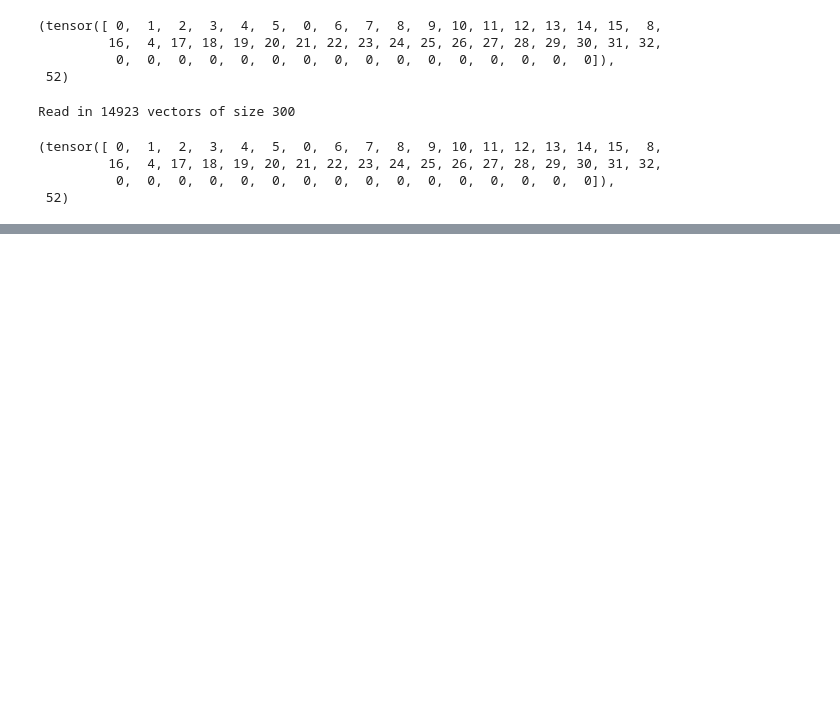
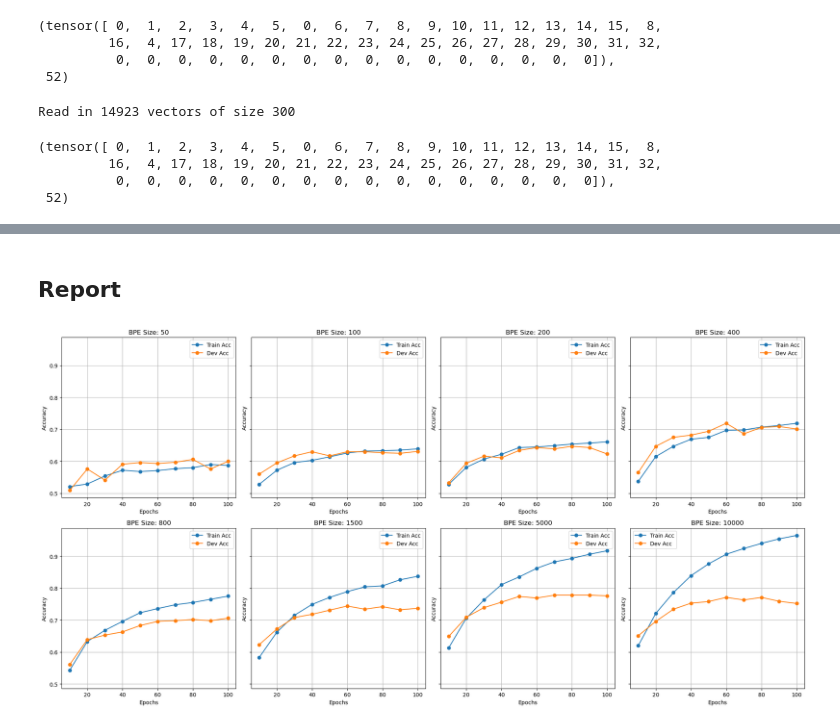
Before and after one commit to HZEmpire/CSE256_PA1_FA24, a Jupyter notebook: t.ipynb, the cells around one changed output, grey strips where cells are left out. Saved outputs shown, nothing was run; the diff lists cells and outputs as text; code cells hidden in the pictures; blank space fills up the shorter version.

```diff
--- a/t.ipynb
+++ b/t.ipynb
@@ -172,0 +416,53 @@ train_data.sentences_idx[0], len(train_data.sentences_idx[0])
+# %% [markdown]
+## Report
+# %%
+import matplotlib.pyplot as plt
+
+# BPE vocab sizes
+bpe_sizes = [50, 100, 200, 400, 800, 1500, 5000, 10000]
+
+# Train accuracies for each BPE size
+train_accuracies = [
+    [0.521, 0.529, 0.554, 0.572, 0.568, 0.571, 0.577, 0.580, 0.590, 0.587],
+    [0.528, 0.572, 0.596, 0.603, 0.614, 0.626, 0.632, 0.633, 0.635, 0.639],
+    [0.528, 0.581, 0.607, 0.622, 0.643, 0.645, 0.649, 0.654, 0.657, 0.661],
+    [0.537, 0.615, 0.647, 0.669, 0.675, 0.697, 0.698, 0.707, 0.712, 0.719],
+    [0.543, 0.633, 0.668, 0.696, 0.723, 0.736, 0.748, 0.755, 0.765, 0.775],
+    [0.583, 0.662, 0.715, 0.749, 0.771, 0.789, 0.804, 0.807, 0.826, 0.837],
+    [0.613, 0.706, 0.763, 0.811, 0.835, 0.862, 0.882, 0.893, 0.906, 0.917],
+    [0.620, 0.721, 0.786, 0.839, 0.876, 0.906, 0.924, 0.940, 0.954, 0.965]
+]
+
+# Dev accuracies for each BPE size
+dev_accuracies = [
+    [0.509, 0.576, 0.541, 0.591, 0.596, 0.593, 0.597, 0.606, 0.576, 0.600],
+    [0.560, 0.595, 0.617, 0.630, 0.617, 0.630, 0.630, 0.627, 0.625, 0.631],
+    [0.533, 0.594, 0.616, 0.611, 0.634, 0.643, 0.639, 0.647, 0.643, 0.623],
+    [0.565, 0.647, 0.675, 0.682, 0.694, 0.719, 0.686, 0.706, 0.709, 0.701],
+    [0.561, 0.639, 0.653, 0.663, 0.683, 0.696, 0.698, 0.702, 0.698, 0.706],
+    [0.623, 0.672, 0.708, 0.718, 0.731, 0.744, 0.734, 0.742, 0.732, 0.737],
+    [0.649, 0.709, 0.739, 0.756, 0.774, 0.769, 0.778, 0.778, 0.778, 0.776],
+    [0.651, 0.696, 0.734, 0.753, 0.758, 0.771, 0.763, 0.771, 0.759, 0.752]
+]
+
+# Number of epochs
+epochs = [10, 20, 30, 40, 50, 60, 70, 80, 90, 100]
+
+# Create subplots
+fig, axs = plt.subplots(2, 4, figsize=(20, 10), sharey=True)
+axs = axs.ravel()
+
+# Plot each BPE size
+for i, size in enumerate(bpe_sizes):
+    axs[i].plot(epochs, train_accuracies[i], label='Train Acc', marker='o')
+    axs[i].plot(epochs, dev_accuracies[i], label='Dev Acc', marker='o')
+    axs[i].set_title(f'BPE Size: {size}')
+    axs[i].set_xlabel('Epochs')
+    axs[i].set_ylabel('Accuracy')
+    axs[i].legend()
+    axs[i].grid(True)
+
+plt.tight_layout()
+plt.show()
+# %% [output]
+[figure, added]
```
Also changed, not shown: parts of 12 cells of this notebook, 4 other files.
